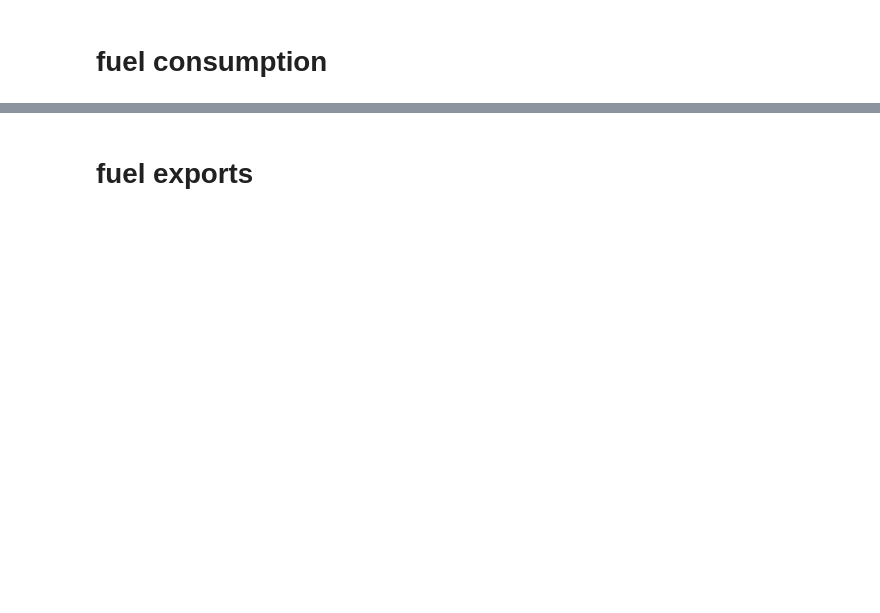
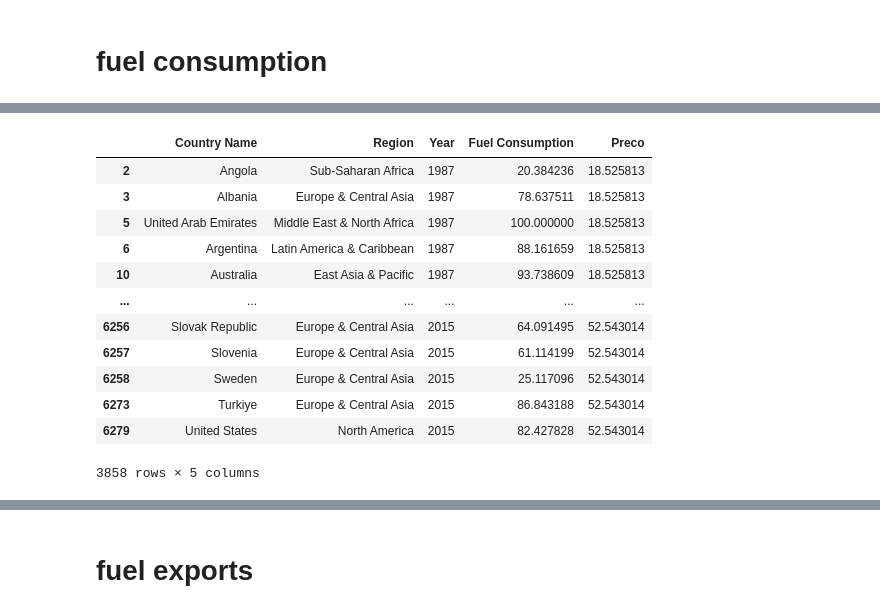
Before and after one commit to pehls/gp27_techchallenge_4, a Jupyter notebook: notebooks/002_gtrp_variaveis.ipynb, the cells around one changed output, grey strips where cells are left out. Saved outputs shown, nothing was run; the diff lists cells and outputs as text; code cells hidden in the pictures; blank space fills up the shorter version.

```diff
--- a/notebooks/002_gtrp_variaveis.ipynb
+++ b/notebooks/002_gtrp_variaveis.ipynb
@@ -334,15 +334,32 @@ df_fuel_cons
 | 91 | Iran, Islamic Rep. | Middle East & North Africa | NaN | 99.022581 | 98.958888 | 99.324685 | 99.417129 | 99.18 | ... |
 | 19 | Bahrain | Middle East & North Africa | NaN | 99.365847 | NaN | NaN | 98.785946 | 99.08 | ... |
 | 110 | Libya | Middle East & North Africa | NaN | 99.111296 | 99.185506 | 99.081353 | 98.902751 | 99.07 | ... |
-# %%
-
-# colunas em comum
-cols = list(set(df_fuel_cons.columns).intersection(df_petroleo_year.Year.values) - set(['Country Name']))
-df_petroleo_year = df_petroleo_year.loc[df_petroleo_year.Year.isin(cols)]
-
-# normalizar apenas o preço que estará no comparativo
-scaler_py = MinMaxScaler()
-df_petroleo_year[["value"]] = scaler_py.fit_transform(df_petroleo_year[['Preco']])
-# pivotar para unir com df_uso_energia
-df_petroleo_year = df_petroleo_year[['Country Name','Year','value']]
-df_petroleo_year.columns = [str(x) for x in df_petroleo_year.columns]
+# %%
+#  selecionar colunas numericas e nome
+cols = [str(x) for x in ['Country Name','Region'] + list(range(1960, 2023))]
+df_fuel_cons = pd.read_csv('D:/Cursos/FIAP_pós/gp27_techchallenge_4/data/raw/fossil_fuel_consumption/API_EG.USE.COMM.FO.ZS_DS2_en_csv_v2_6299038.csv')
+df_country_region = pd.read_csv('D:/Cursos/FIAP_pós/gp27_techchallenge_4/data/raw/fossil_fuel_consumption/Metadata_Country_API_EG.USE.COMM.FO.ZS_DS2_en_csv_v2_6299038.csv')[['Country Code','Region']].dropna()
+df_fuel_cons = df_fuel_cons.merge(df_country_region, how='inner', on='Country Code').drop(columns={'Country Code'})[cols]
+
+# dropar na
+df_fuel_cons = df_fuel_cons.dropna(axis=1, thresh=0.95)
+# %%
+df_fuel_cons\
+    .melt(id_vars=['Country Name','Region'])\
+    .rename(columns={'variable':'Year', 'value':'Fuel Consumption'})\
+    .merge(df_petroleo_year[['Year','Preco']], on='Year', how='inner')\
+    .dropna(axis=0)
+# %% [output]
+|  | Country Name | Region | Year | Fuel Consumption | Preco |
+| 2 | Angola | Sub-Saharan Africa | 1987 | 20.384236 | 18.525813 |
+| 3 | Albania | Europe & Central Asia | 1987 | 78.637511 | 18.525813 |
+| 5 | United Arab Emirates | Middle East & North Africa | 1987 | 100.000000 | 18.525813 |
+| 6 | Argentina | Latin America & Caribbean | 1987 | 88.161659 | 18.525813 |
+| 10 | Australia | East Asia & Pacific | 1987 | 93.738609 | 18.525813 |
+| ... | ... | ... | ... | ... | ... |
+| 6256 | Slovak Republic | Europe & Central Asia | 2015 | 64.091495 | 52.543014 |
+| 6257 | Slovenia | Europe & Central Asia | 2015 | 61.114199 | 52.543014 |
+| 6258 | Sweden | Europe & Central Asia | 2015 | 25.117096 | 52.543014 |
+| 6273 | Turkiye | Europe & Central Asia | 2015 | 86.843188 | 52.543014 |
+| 6279 | United States | North America | 2015 | 82.427828 | 52.543014 |
+3858 rows × 5 columns
```
Also changed, not shown: parts of 1 cell of this notebook, 2 other files.
